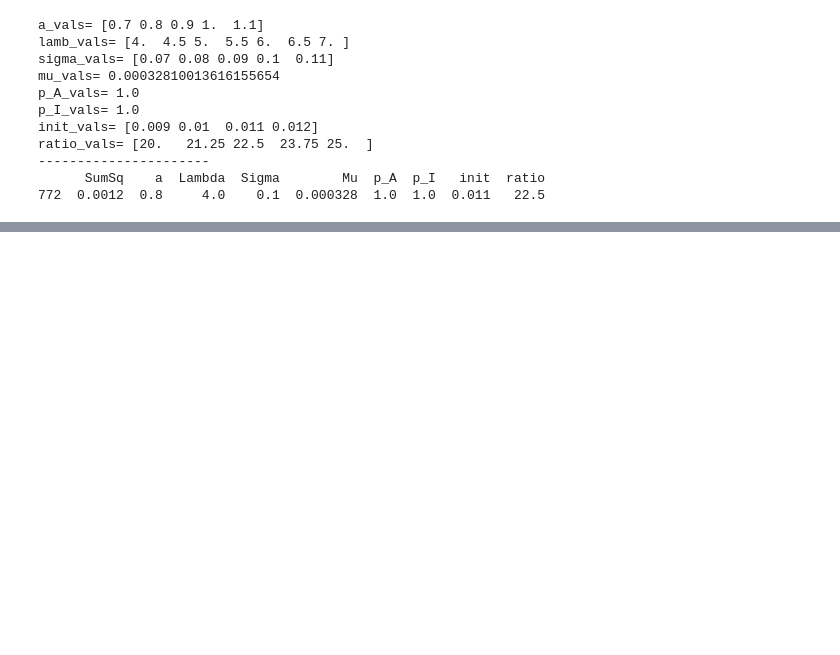
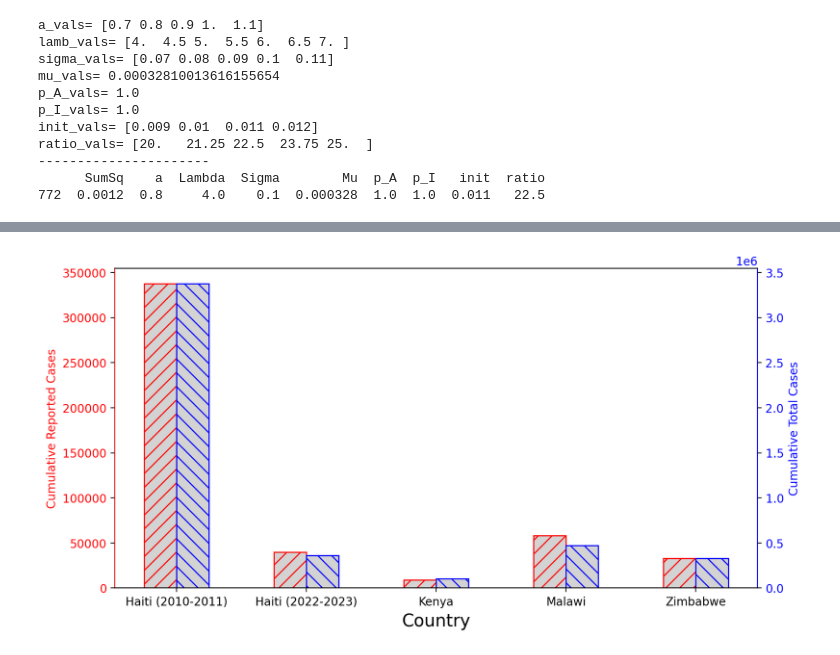
Before and after one commit to AndreiAf02/Cholera-Data, a Jupyter notebook: Cholera_Extension_V19.ipynb, the cells around one changed output, grey strips where cells are left out. Cells and saved outputs as stored; diff of their text form; code cells hidden in the pictures; blank space fills up the shorter version.

```diff
--- a/Cholera_Extension_V19.ipynb
+++ b/Cholera_Extension_V19.ipynb
@@ -1699,6 +1717,12 @@ for a in a_vals:
             DataFrame['Model'] = pd.DataFrame(data=np.cumsum(I))
             # print(DataFrame)
 
+            DataFrame['Total'] = pd.DataFrame(data=np.cumsum(I+A))
+            Model_cum_Kenya = DataFrame['Model'].tail(1)*Population
+            Total_cum_Kenya = DataFrame['Total'].tail(1)*Population
+            print('Cumulative Reported (Kenya)):', Model_cum_Kenya)
+            print('Cumulative Total (Kenya):', Total_cum_Kenya)
+
             Date_smooth = np.linspace(DataFrame['Date'].min(), DataFrame['Date'].max(), int(DataFrame['Date'].max())+1)  # len(DataFrame['Date']))
             # print(Date_smooth)
 
@@ -2101,6 +2129,12 @@ for a in a_vals:
             DataFrame['Model'] = pd.DataFrame(data=np.cumsum(I))
             # print(DataFrame)
 
+            DataFrame['Total'] = pd.DataFrame(data=np.cumsum(I+A))
+            Model_cum_Malawi = DataFrame['Model'].tail(1)*Population
+            Total_cum_Malawi = DataFrame['Total'].tail(1)*Population
+            print('Cumulative Reported (Malawi):', Model_cum_Malawi)
+            print('Cumulative Total (Malawi):', Total_cum_Malawi)
+
             Date_smooth = np.linspace(DataFrame['Date'].min(), DataFrame['Date'].max(), int(DataFrame['Date'].max()))  # len(DataFrame['Date']))
             # print(Date_smooth)
 
@@ -2502,6 +2540,12 @@ for a in a_vals:
             DataFrame['Model'] = pd.DataFrame(data=np.cumsum(I))
             # print(DataFrame)
 
+            DataFrame['Total'] = pd.DataFrame(data=np.cumsum(I+A))
+            Model_cum_Zimb = DataFrame['Model'].tail(1)*Population
+            Total_cum_Zimb = DataFrame['Total'].tail(1)*Population
+            print('Cumulative Reported (Zimbabwe):', Model_cum_Zimb)
+            print('Cumulative Total (Zimbabwe):', Total_cum_Zimb)
+
             Date_smooth = np.linspace(DataFrame['Date'].min(), DataFrame['Date'].max(), int(DataFrame['Date'].max())+1)  # len(DataFrame['Date']))
             # print(Date_smooth)
 
@@ -2562,0 +2651,37 @@ Date_smooth= 34 Model= 34
+# %%
+barWidth = 0.25
+# fig = plt.subplots(figsize =(12, 8))
+
+color1 = 'r'
+color2 = 'b'
+
+# set height of bar
+Model_cum = [float(Model_cum_Haiti1), float(Model_cum_Haiti2), float(Model_cum_Kenya), float(Model_cum_Malawi), float(Model_cum_Zimb)]
+Total_cum = [float(Total_cum_Haiti1), float(Total_cum_Haiti2), float(Total_cum_Kenya), float(Total_cum_Malawi), float(Total_cum_Zimb)]
+
+# Set position of bar on X axis
+br1 = np.arange(len(Model_cum))
+br2 = [x + barWidth for x in br1]
+
+fig, ax = plt.subplots(figsize = (10, 5)) #, dpi=600)
+ax2 = ax.twinx()
+
+ax.bar(br1, Model_cum, color ='lightgray', hatch='//', width = barWidth,
+        edgecolor =color1, label ='Model')
+ax2.bar(br2, Total_cum, color ='lightgray', hatch='\\\\', width = barWidth,
+        edgecolor =color2, label ='Total')
+ax.set_xlabel('Country', fontsize=15)
+plt.xticks([r + barWidth/2 for r in range(len(Model_cum))],
+        ['Haiti (2010-2011)', 'Haiti (2022-2023)', 'Kenya', 'Malawi', 'Zimbabwe'])
+ax.set_ylabel('Cumulative Reported Cases', color = color1)
+ax.tick_params(axis='y', labelcolor=color1)
+
+ax2.set_ylabel('Cumulative Total Cases', color = color2)
+ax2.tick_params(axis='y', labelcolor=color2)
+ax2.spines['left'].set_color(color1)
+ax2.spines['right'].set_color(color2)
+
+# plt.legend()
+plt.show()
+# %% [output]
+[figure, added]
```
Also changed, not shown: parts of 7 cells of this notebook.
